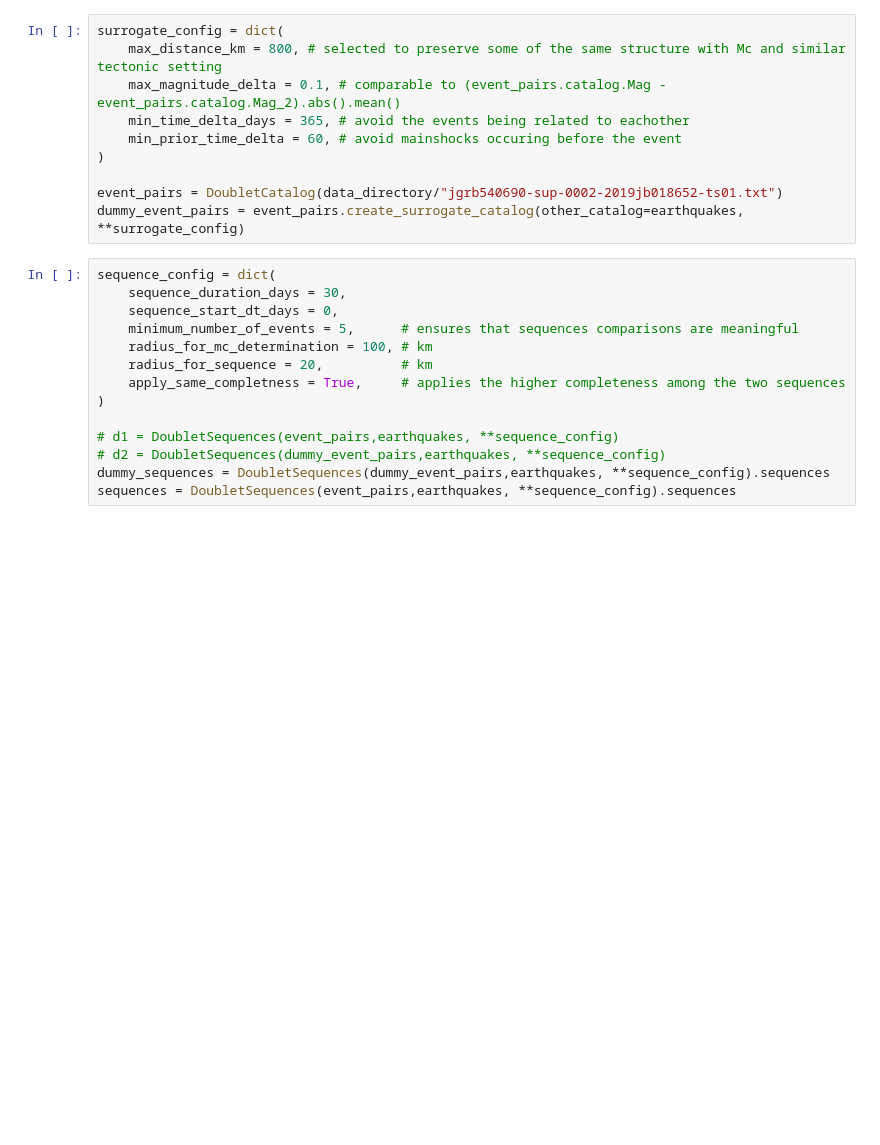
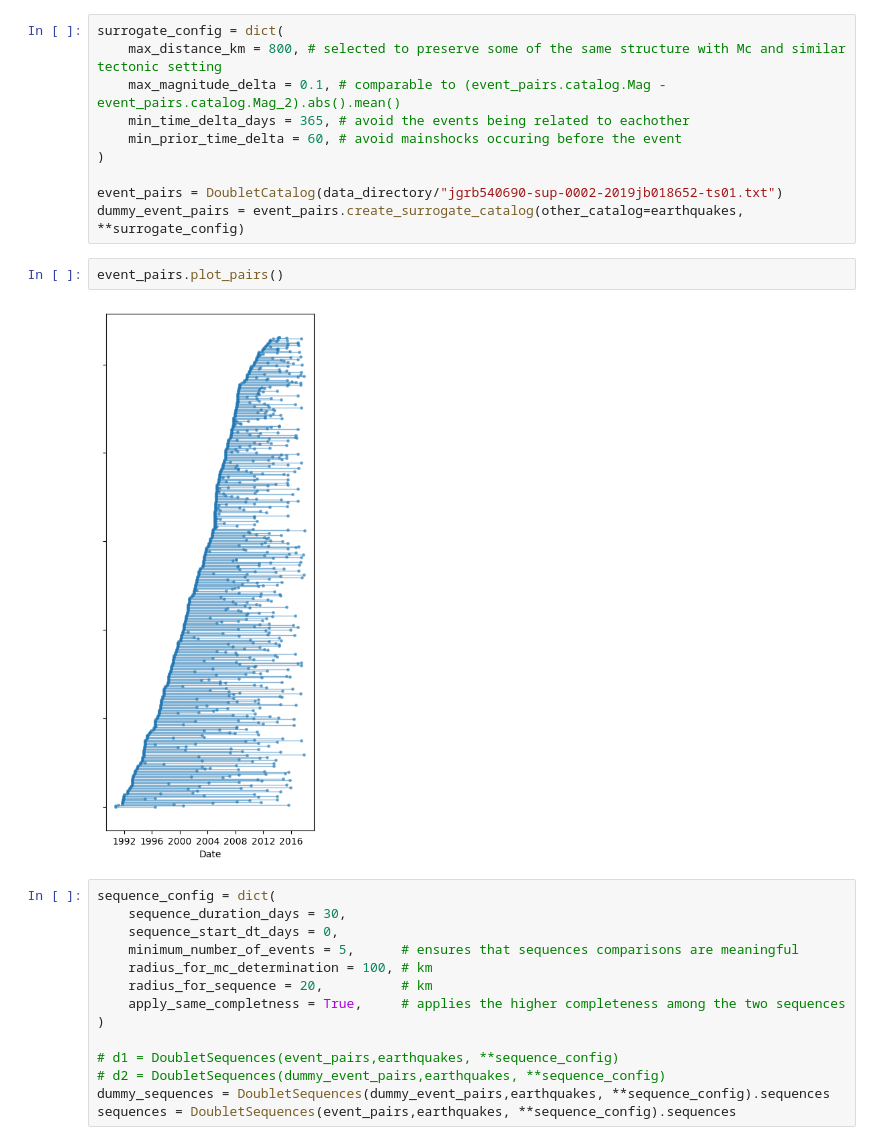
Before and after one commit to keliankaz/repeaters, a Jupyter notebook: repeaters_and_sequences.ipynb, the cells around one changed output. Cells and saved outputs as stored; diff of their text form; blank space fills up the shorter version.

Commit message:
add visualization of event pairs

```diff
--- a/repeaters_and_sequences.ipynb
+++ b/repeaters_and_sequences.ipynb
@@ -43,6 +40,10 @@ surrogate_config = dict(
 
 event_pairs = DoubletCatalog(data_directory/"jgrb540690-sup-0002-2019jb018652-ts01.txt")
 dummy_event_pairs = event_pairs.create_surrogate_catalog(other_catalog=earthquakes, **surrogate_config)
+# %%
+event_pairs.plot_pairs()
+# %% [output]
+[figure, added]
 # %%
 sequence_config = dict(
     sequence_duration_days = 30,
```
Also changed, not shown: parts of 1 cell of this notebook, 1 other file.
